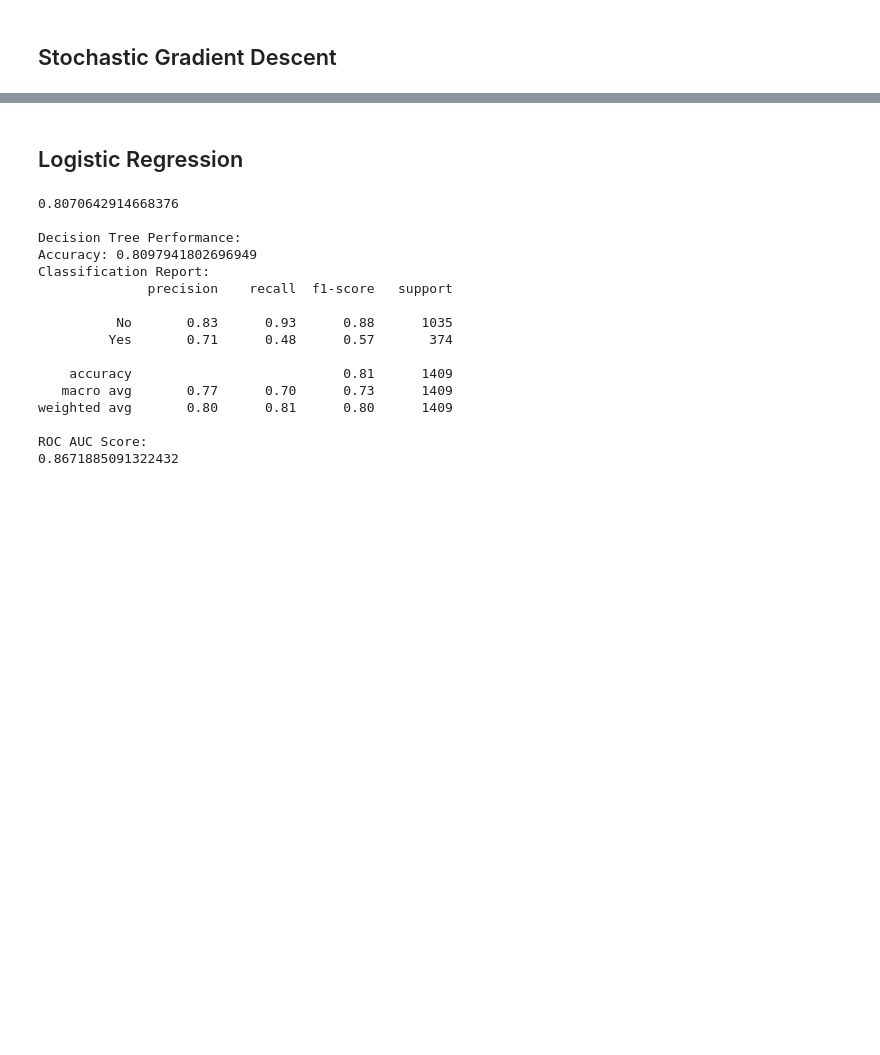
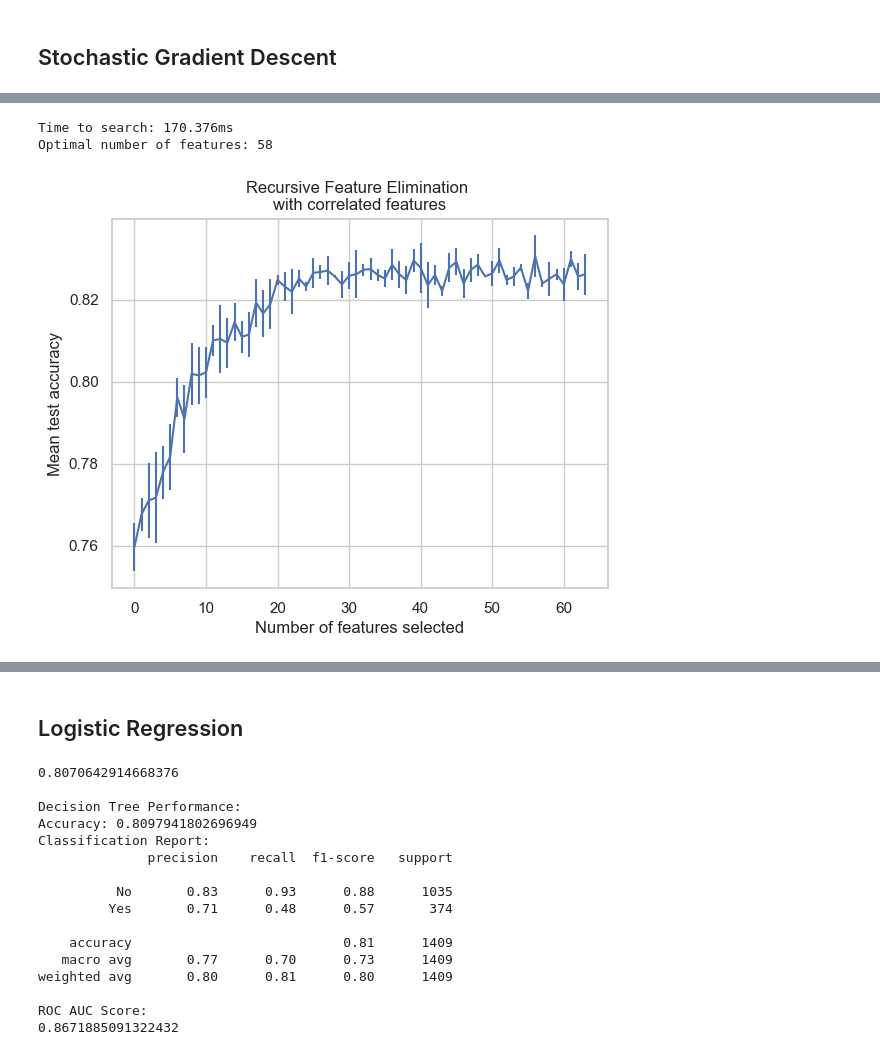
Before and after one commit to georgevrbs/customer_churn_machine_learning, a Jupyter notebook: Telecommunication_Customer_Churn_3.ipynb, the cells around one changed output, grey strips where cells are left out. Drawn from its saved outputs; the diff is of its cells as text; code cells hidden in the pictures; blank space fills up the shorter version.

```diff
--- a/Telecommunication_Customer_Churn_3.ipynb
+++ b/Telecommunication_Customer_Churn_3.ipynb
@@ -784,0 +1106,3 @@ ROC AUC Score:
+# %%
+min_features_to_select = 2
+rfecv_scores = {}
@@ -784,0 +1111,17 @@ ROC AUC Score:
+# %%
+cv = StratifiedKFold(3)
+
+rfecv_dt = RFECV(
+    estimator=DecisionTreeClassifier(random_state=42),
+    step=1,
+    cv=cv,
+    scoring="accuracy",
+    min_features_to_select=min_features_to_select,
+    n_jobs=2,
+)
+start = time()
+rfecv_dt.fit(X_train, y_train)
+end = time()
+print('Time to search: %.3fms' % (end - start))
+
+print(f"Optimal number of features: {rfecv_dt.n_features_}")
@@ -784,0 +1384,47 @@ ROC AUC Score:
+# %%
+cv = StratifiedKFold(3)
+
+rfecv_rfor = RFECV(
+    estimator=RandomForestClassifier(random_state=42),
+    step=1,
+    cv=cv,
+    scoring="accuracy",
+    min_features_to_select=min_features_to_select,
+    n_jobs=2,
+)
+start = time()
+rfecv_rfor.fit(X_train, y_train)
+end = time()
+print('Time to search: %.3fms' % (end - start))
+
+print(f"Optimal number of features: {rfecv_rfor.n_features_}")
+
+cv_results = pd.DataFrame(rfecv_rfor.cv_results_)
+len(cv_results.mean_test_score)
+cv_results
+plt.figure()
+plt.xlabel("Number of features selected")
+plt.ylabel("Mean test accuracy")
+plt.errorbar(
+    x=cv_results.index,
+    y=cv_results.mean_test_score,
+    yerr=cv_results.std_test_score
+)
+plt.title("Recursive Feature Elimination \nwith correlated features")
+plt.show()
+
+X_train_rfor_rfecv = X_train[rfecv_rfor.get_feature_names_out()]
+X_test_rfor_rfecv = X_test[rfecv_rfor.get_feature_names_out()]
+
+
+# estimator = make_pipeline(SelectKBest(score_func=f_classif), RandomForestClassifier(random_state=42))
+
+# start = time()
+# gscv_rfor_kbest.fit(X_train, y_train)
+# end = time()
+# print('Time to search: %.3fms' % (end - start))
+# print(f"Best parameters found: {gscv_rfor_kbest.best_params_}")
+# %% [output]
+Time to search: 170.376ms
+Optimal number of features: 58
+[figure, added]
```
Also changed, not shown: parts of 57 cells of this notebook.
